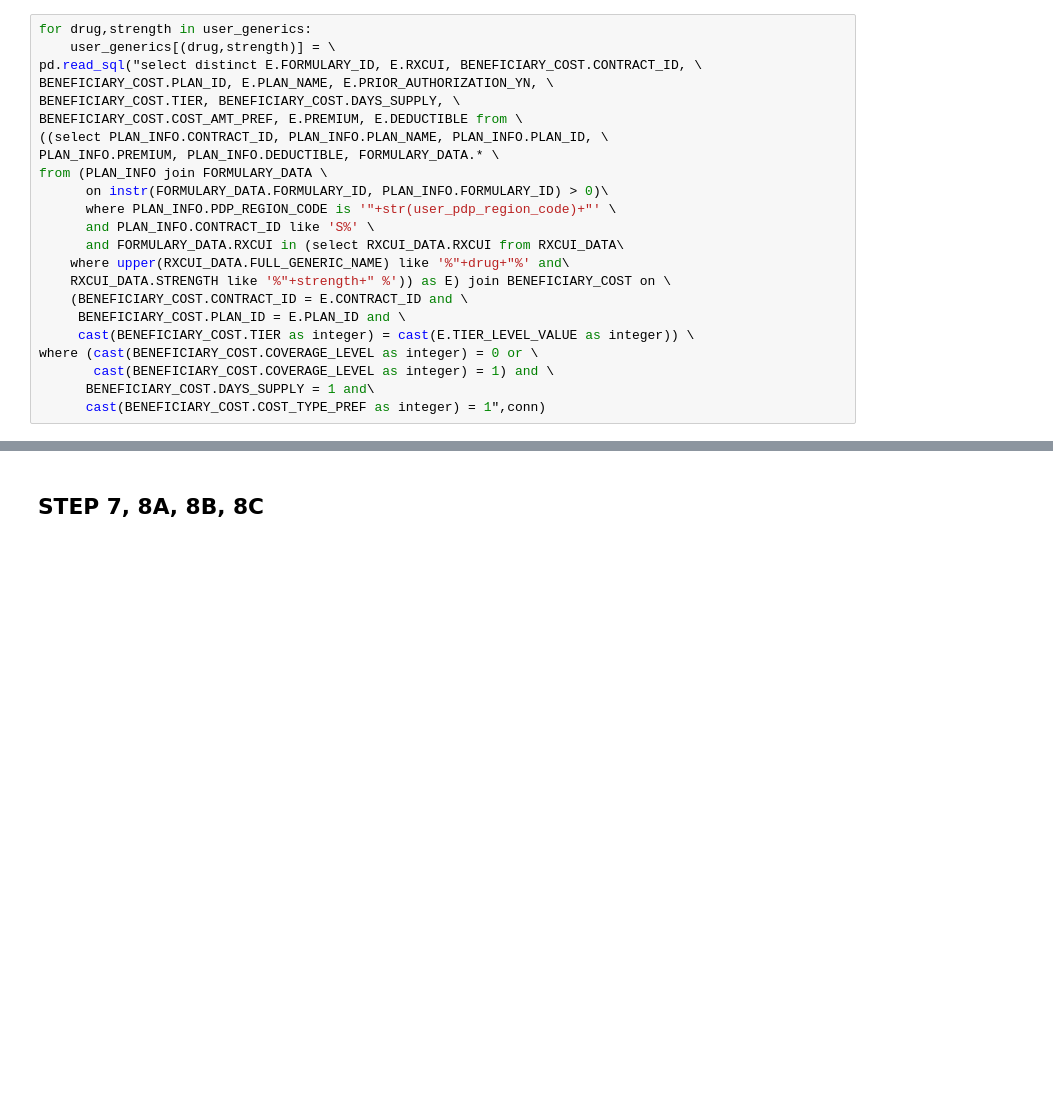
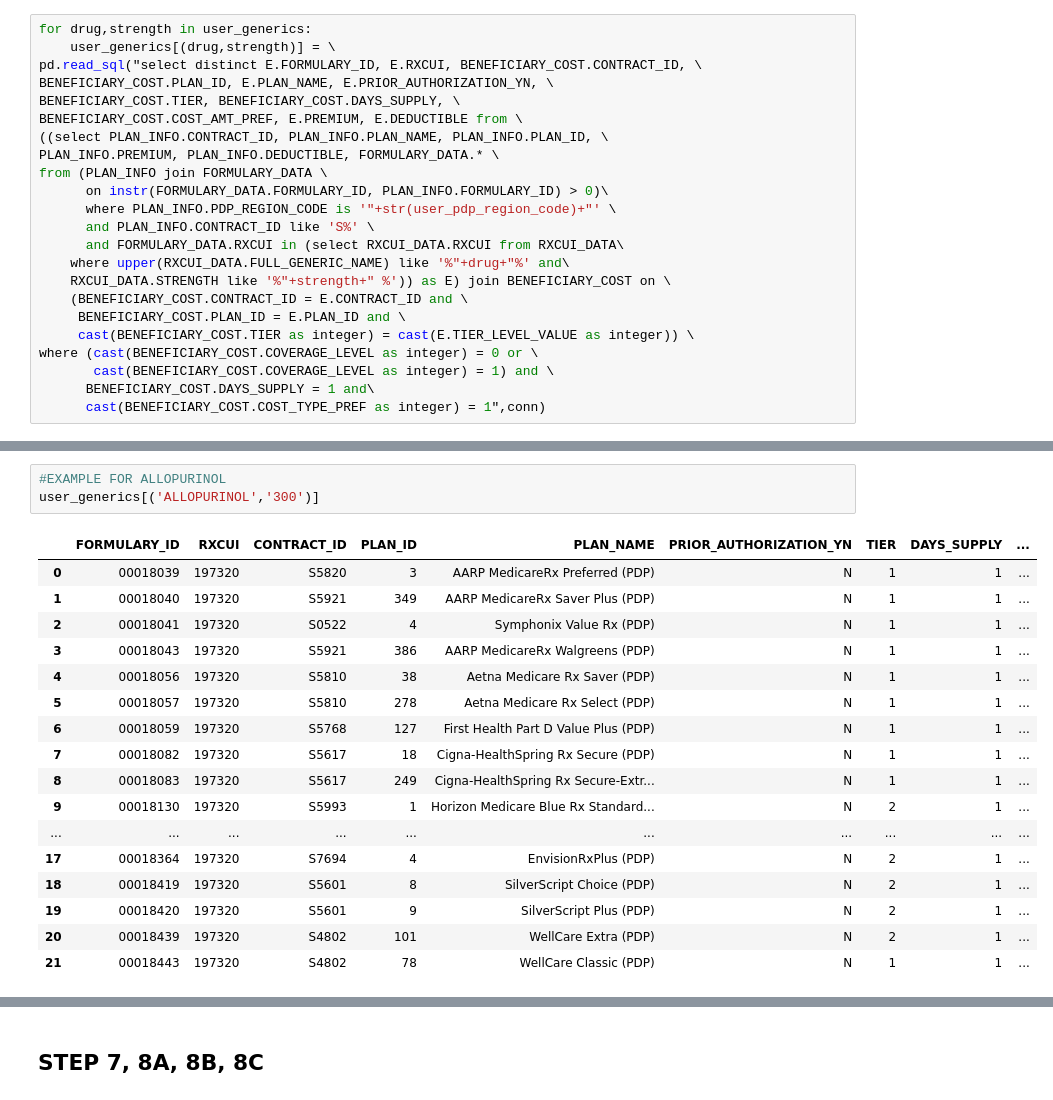
Before and after one commit to khayyamsaleem/medaccess, a Jupyter notebook: src/PDP_FINDER_REWORK.ipynb, the cells around one changed output, grey strips where cells are left out. Saved outputs shown, nothing was run; the diff lists cells and outputs as text; blank space fills up the shorter version.

```diff
--- a/src/PDP_FINDER_REWORK.ipynb
+++ b/src/PDP_FINDER_REWORK.ipynb
@@ -134,0 +141,21 @@ user_generics[('LISINOPRIL','10')]
+# %%
+#EXAMPLE FOR ALLOPURINOL
+user_generics[('ALLOPURINOL','300')]
+# %% [output]
+|  | FORMULARY_ID | RXCUI | CONTRACT_ID | PLAN_ID | PLAN_NAME | PRIOR_AUTHORIZATION_YN | TIER | DAYS_SUPPLY | ... |
+| 0 | 00018039 | 197320 | S5820 | 3 | AARP MedicareRx Preferred (PDP) | N | 1 | 1 | ... |
+| 1 | 00018040 | 197320 | S5921 | 349 | AARP MedicareRx Saver Plus (PDP) | N | 1 | 1 | ... |
+| 2 | 00018041 | 197320 | S0522 | 4 | Symphonix Value Rx (PDP) | N | 1 | 1 | ... |
+| 3 | 00018043 | 197320 | S5921 | 386 | AARP MedicareRx Walgreens (PDP) | N | 1 | 1 | ... |
+| 4 | 00018056 | 197320 | S5810 | 38 | Aetna Medicare Rx Saver (PDP) | N | 1 | 1 | ... |
+| 5 | 00018057 | 197320 | S5810 | 278 | Aetna Medicare Rx Select (PDP) | N | 1 | 1 | ... |
+| 6 | 00018059 | 197320 | S5768 | 127 | First Health Part D Value Plus (PDP) | N | 1 | 1 | ... |
+| 7 | 00018082 | 197320 | S5617 | 18 | Cigna-HealthSpring Rx Secure (PDP) | N | 1 | 1 | ... |
+| 8 | 00018083 | 197320 | S5617 | 249 | Cigna-HealthSpring Rx Secure-Extr... | N | 1 | 1 | ... |
+| 9 | 00018130 | 197320 | S5993 | 1 | Horizon Medicare Blue Rx Standard... | N | 2 | 1 | ... |
+| ... | ... | ... | ... | ... | ... | ... | ... | ... | ... |
+| 17 | 00018364 | 197320 | S7694 | 4 | EnvisionRxPlus (PDP) | N | 2 | 1 | ... |
+| 18 | 00018419 | 197320 | S5601 | 8 | SilverScript Choice (PDP) | N | 2 | 1 | ... |
+| 19 | 00018420 | 197320 | S5601 | 9 | SilverScript Plus (PDP) | N | 2 | 1 | ... |
+| 20 | 00018439 | 197320 | S4802 | 101 | WellCare Extra (PDP) | N | 2 | 1 | ... |
+| 21 | 00018443 | 197320 | S4802 | 78 | WellCare Classic (PDP) | N | 1 | 1 | ... |
```
Also changed, not shown: parts of 9 cells of this notebook.
